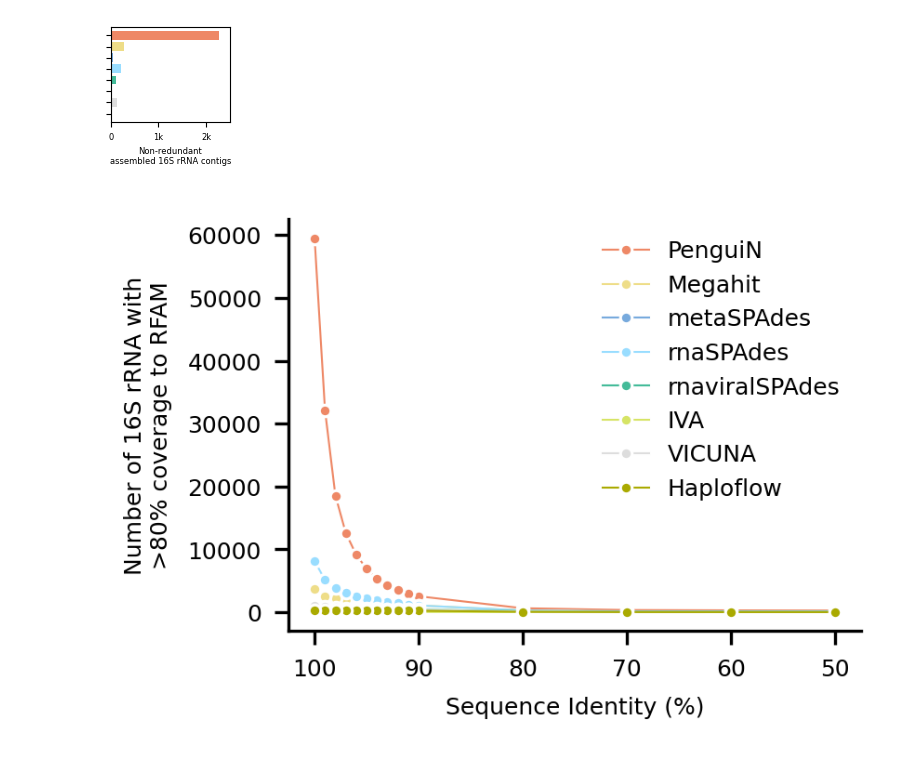
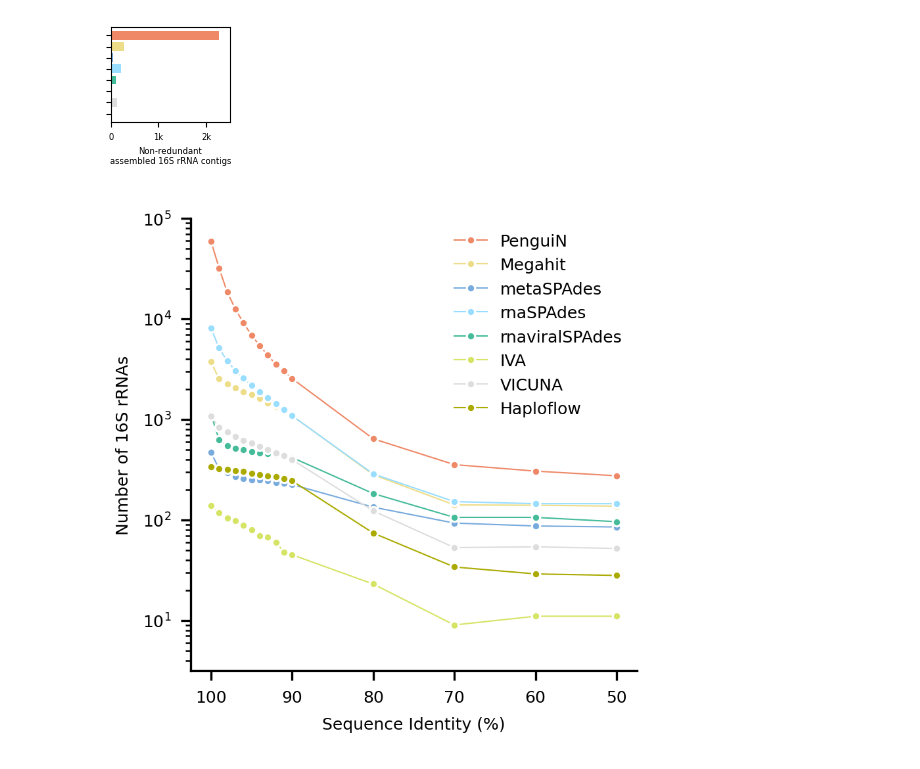
Before and after one commit to AnnSeidel/penguin-analysis, a Jupyter notebook: notebooks/metatranscriptomes_16S.ipynb, the cells around one changed output. Drawn from its saved outputs; the diff is of its cells as text; code cells hidden in the pictures.

Commit message:
Figure 7E reformatted

```diff
--- a/notebooks/metatranscriptomes_16S.ipynb
+++ b/notebooks/metatranscriptomes_16S.ipynb
@@ -205,21 +205,22 @@ df_cluster_stats = pd.DataFrame(counts)
 df_cluster_stats = df_cluster_stats.explode(list('CN'))
 df_cluster_stats.columns = ['Tool', 'Cluster SeqId', 'Num Representatives']
 # %%
-plt.figure(figsize=(7.17/2.54,5.0/2.54), dpi=300)
+plt.figure(figsize=(7.17/2.54,7.17/2.54), dpi=300)
 
 ax=sns.lineplot(data=df_cluster_stats, x="Cluster SeqId", y="Num Representatives", hue="Tool",\
              marker="o",palette=color2Label, linewidth=0.5, markersize=3)
 
 
-plt.legend(title="",frameon=False)
+plt.legend(title="",frameon=False, ncol=1)
 plt.xlabel("Sequence Identity (%)")
-plt.ylabel("Number of 16S rRNA with\n>80% coverage to RFAM")
+plt.ylabel("Number of 16S rRNAs")
 plt.gca().invert_xaxis()
 
-
+ax.set_ylim((10**0.5, 10**5))
 ax.spines['top'].set_visible(False)
 ax.spines['right'].set_visible(False)
+ax.set_yscale('log')
 plt.tight_layout()
 plt.savefig(outDir + 'Fig_7_E.png', dpi=DPI, transparent=True)
 # %% [output]
-[figure, old version]
+[figure, new version]
```
